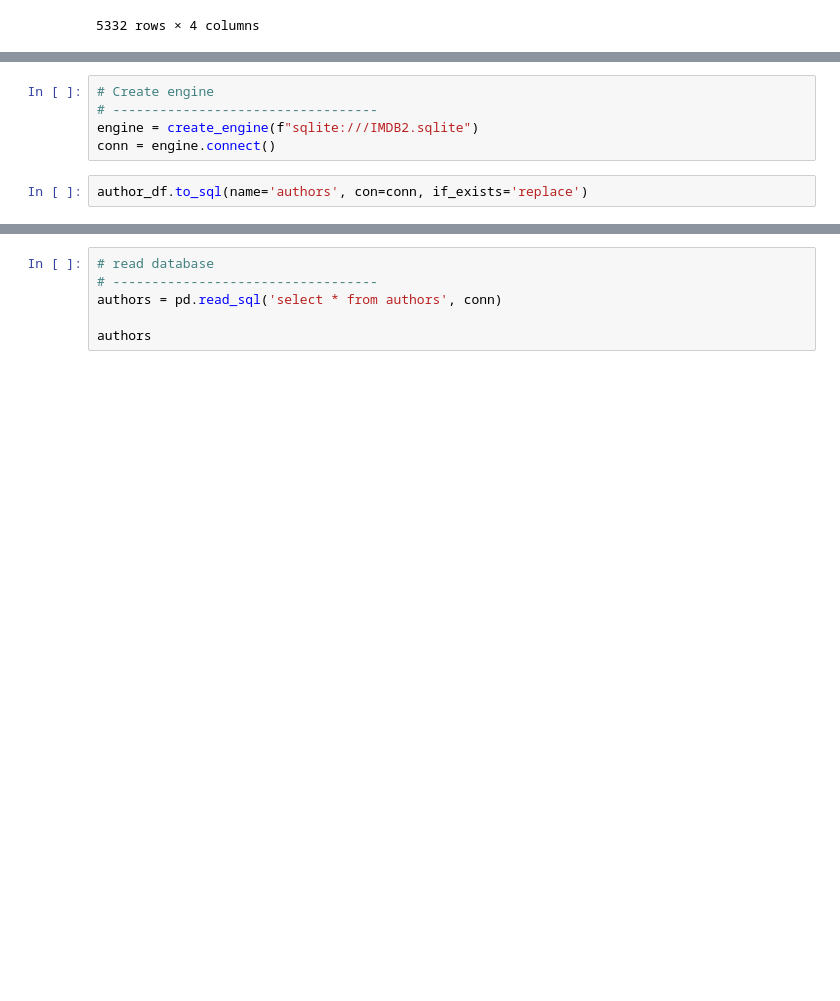
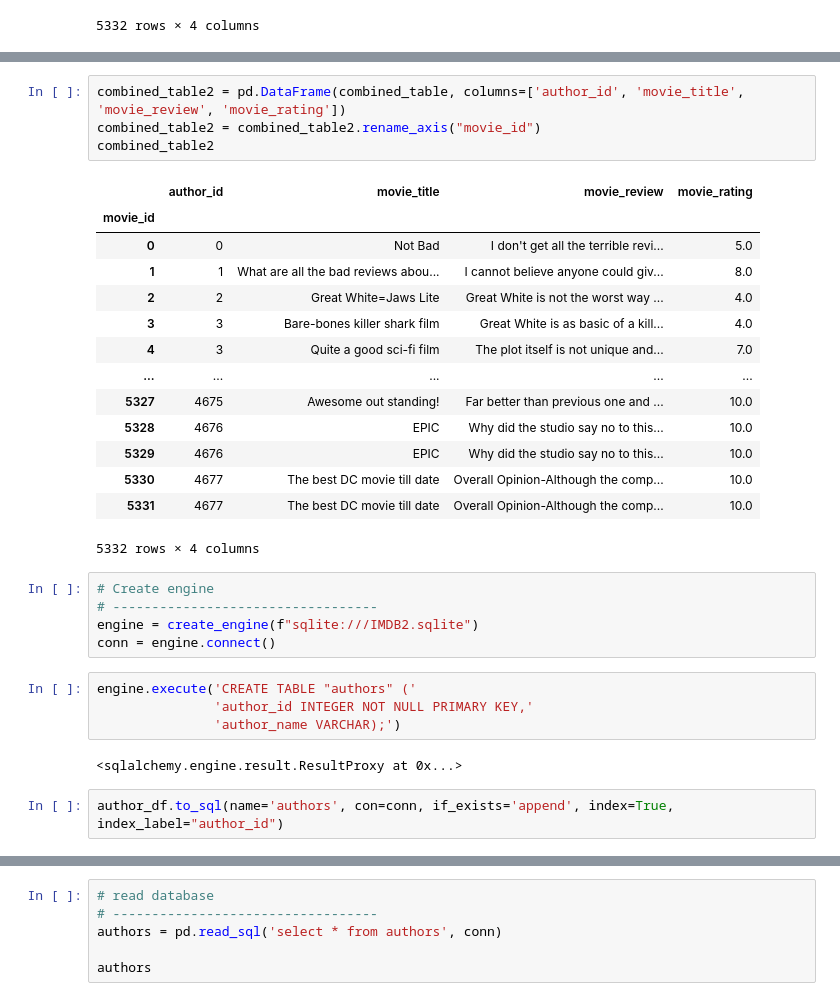
Before and after one commit to sacoronado/IMDB-ETL, a Jupyter notebook: IMDB_Queries.ipynb, the cells around one changed output, grey strips where cells are left out. Saved outputs shown, nothing was run; the diff lists cells and outputs as text; blank space fills up the shorter version.

```diff
--- a/IMDB_Queries.ipynb
+++ b/IMDB_Queries.ipynb
@@ -104,7 +123,32 @@ movie_df
+# %%
+combined_table2 = pd.DataFrame(combined_table, columns=['author_id', 'movie_title', 'movie_review', 'movie_rating'])
+combined_table2 = combined_table2.rename_axis("movie_id")
+combined_table2
+# %% [output]
+|  | author_id | movie_title | movie_review | movie_rating |
+| movie_id |  |  |  |  |
+| 0 | 0 | Not Bad | I don't get all the terrible revi... | 5.0 |
+| 1 | 1 | What are all the bad reviews abou... | I cannot believe anyone could giv... | 8.0 |
+| 2 | 2 | Great White=Jaws Lite | Great White is not the worst way ... | 4.0 |
+| 3 | 3 | Bare-bones killer shark film | Great White is as basic of a kill... | 4.0 |
+| 4 | 3 | Quite a good sci-fi film | The plot itself is not unique and... | 7.0 |
+| ... | ... | ... | ... | ... |
+| 5327 | 4675 | Awesome out standing! | Far better than previous one and ... | 10.0 |
+| 5328 | 4676 | EPIC | Why did the studio say no to this... | 10.0 |
+| 5329 | 4676 | EPIC | Why did the studio say no to this... | 10.0 |
+| 5330 | 4677 | The best DC movie till date | Overall Opinion-Although the comp... | 10.0 |
+| 5331 | 4677 | The best DC movie till date | Overall Opinion-Although the comp... | 10.0 |
+5332 rows × 4 columns
 # %%
 # Create engine
 # ----------------------------------
 engine = create_engine(f"sqlite:///IMDB2.sqlite")
 conn = engine.connect()
+# %%
+engine.execute('CREATE TABLE "authors" ('
+               'author_id INTEGER NOT NULL PRIMARY KEY,'
+               'author_name VARCHAR);')
+# %% [output]
+<sqlalchemy.engine.result.ResultProxy at 0x...>
 # %%
-author_df.to_sql(name='authors', con=conn, if_exists='replace')
+author_df.to_sql(name='authors', con=conn, if_exists='append', index=True, index_label="author_id")
```
Also changed, not shown: parts of 5 cells of this notebook, 1 other file.
